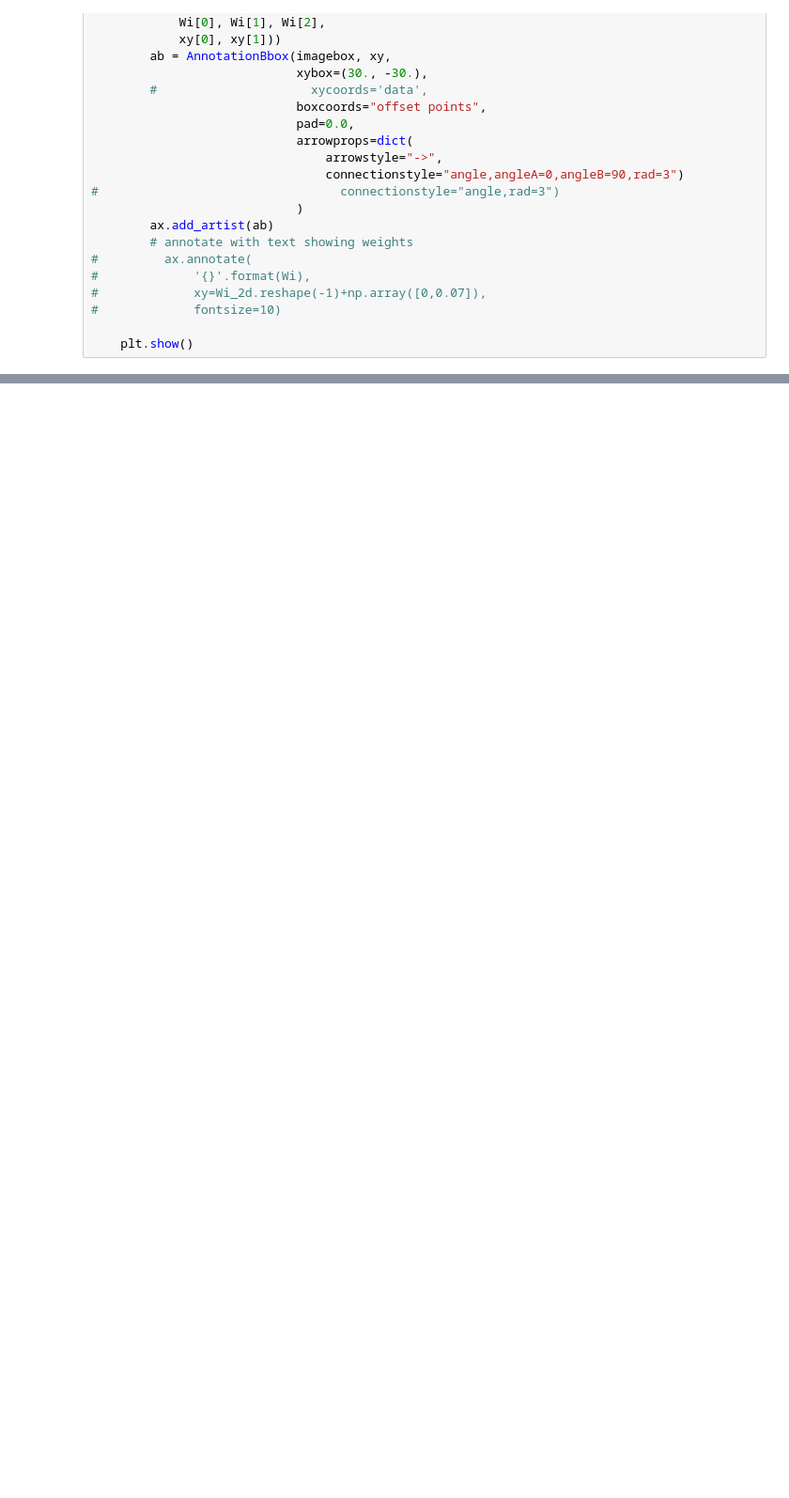
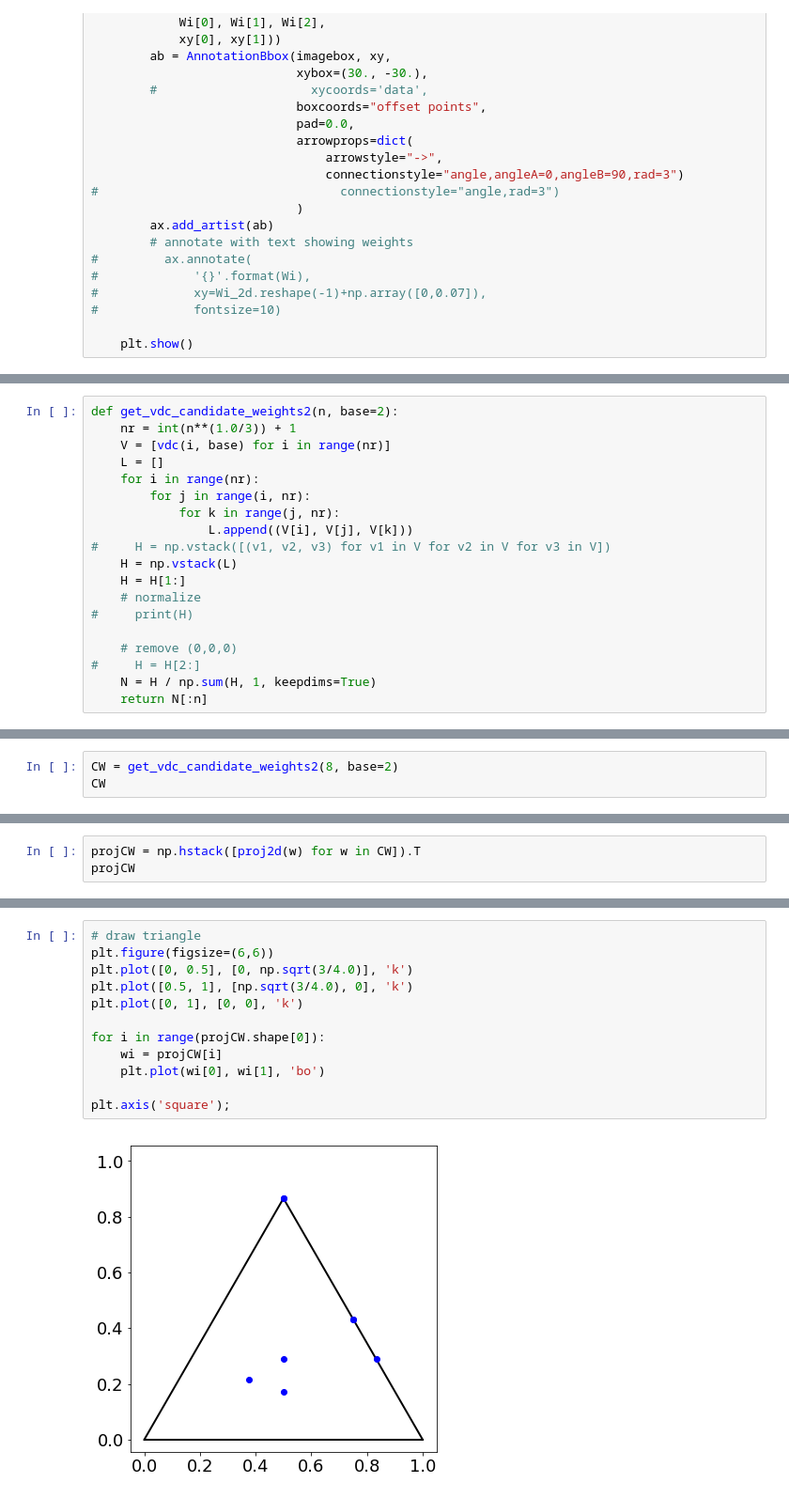
Before and after one commit to wittawatj/cadgan, a Jupyter notebook: ipynb/process_compression_3imgs.ipynb, the cells around one changed output, grey strips where cells are left out. Shown at 94% size. Drawn from its saved outputs; the diff is of its cells as text; blank space fills up the shorter version.

Commit message:
partially completed function to generate weight candidates for m=3 case

```diff
--- a/ipynb/process_compression_3imgs.ipynb
+++ b/ipynb/process_compression_3imgs.ipynb
@@ -260,0 +365,19 @@ plot_triangle(in_imgs, candidate_weights, out_imgs, img_zoom=0.2)
+# %%
+def get_vdc_candidate_weights2(n, base=2):
+    nr = int(n**(1.0/3)) + 1
+    V = [vdc(i, base) for i in range(nr)]
+    L = []
+    for i in range(nr):
+        for j in range(i, nr):
+            for k in range(j, nr):
+                L.append((V[i], V[j], V[k]))
+#     H = np.vstack([(v1, v2, v3) for v1 in V for v2 in V for v3 in V])
+    H = np.vstack(L)
+    H = H[1:]
+    # normalize
+#     print(H)
+
+    # remove (0,0,0)
+#     H = H[2:]
+    N = H / np.sum(H, 1, keepdims=True)
+    return N[:n]
@@ -260,0 +402,3 @@ plot_triangle(in_imgs, candidate_weights, out_imgs, img_zoom=0.2)
+# %%
+CW = get_vdc_candidate_weights2(8, base=2)
+CW
@@ -260,0 +414,3 @@ plot_triangle(in_imgs, candidate_weights, out_imgs, img_zoom=0.2)
+# %%
+projCW = np.hstack([proj2d(w) for w in CW]).T
+projCW
@@ -260,0 +426,14 @@ plot_triangle(in_imgs, candidate_weights, out_imgs, img_zoom=0.2)
+# %%
+# draw triangle
+plt.figure(figsize=(6,6))
+plt.plot([0, 0.5], [0, np.sqrt(3/4.0)], 'k')
+plt.plot([0.5, 1], [np.sqrt(3/4.0), 0], 'k')
+plt.plot([0, 1], [0, 0], 'k')
+
+for i in range(projCW.shape[0]):
+    wi = projCW[i]
+    plt.plot(wi[0], wi[1], 'bo')
+
+plt.axis('square');
+# %% [output]
+[figure, added]
```
Also changed, not shown: parts of 12 cells of this notebook.
